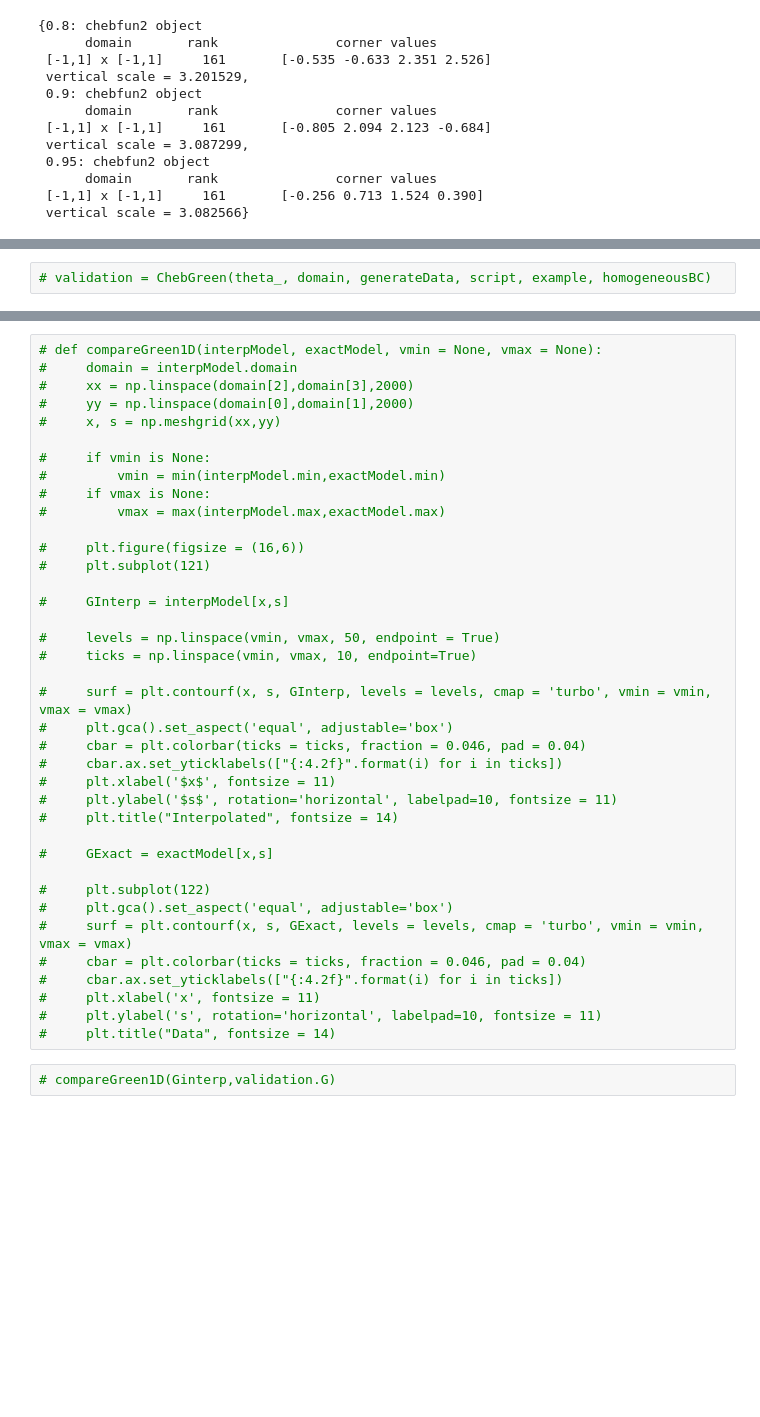
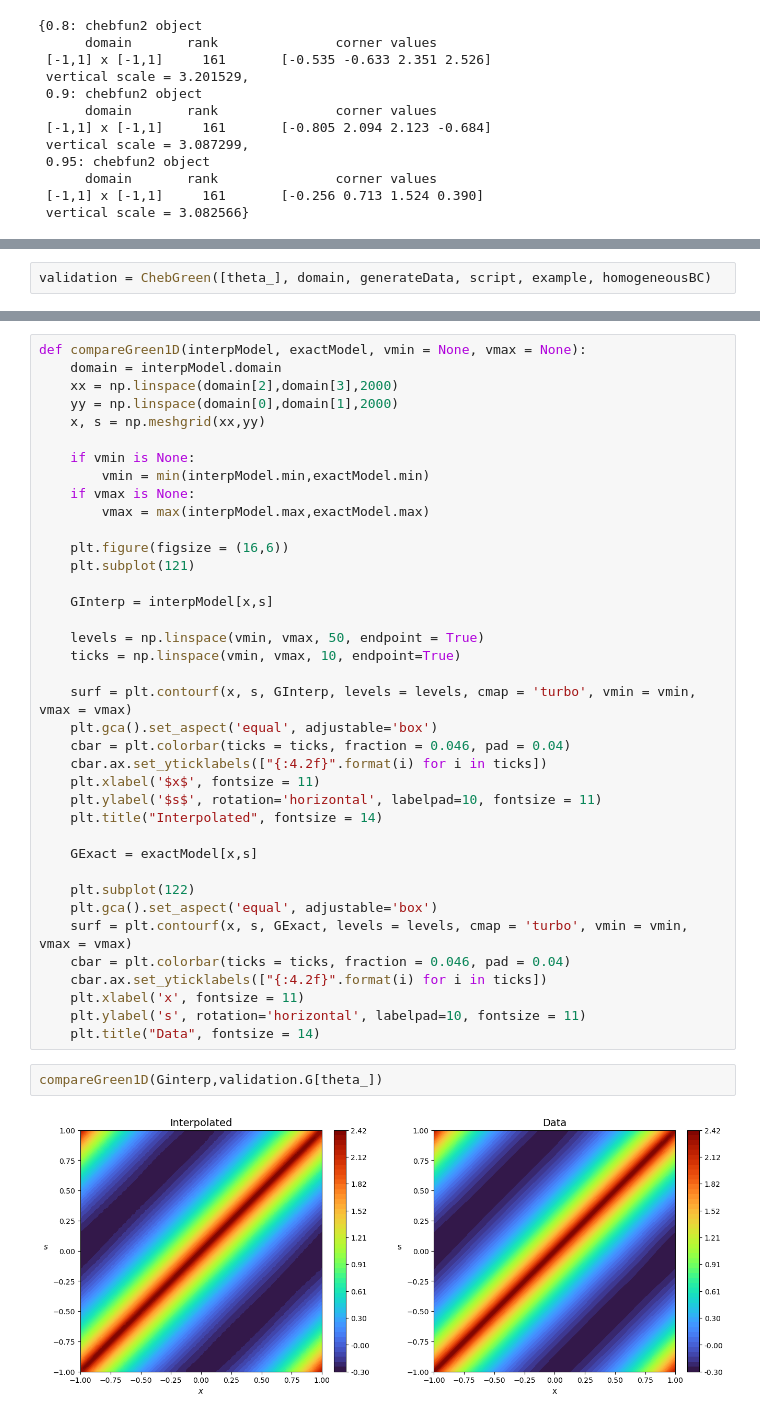
Before and after one commit to hsharsh/chebgreen, a Jupyter notebook: main/fractional.ipynb, the cells around one changed output, grey strips where cells are left out. Cells and saved outputs as stored; diff of their text form; blank space fills up the shorter version.

Commit message:
Fractional laplacian interpolation
Former-commit-id: 3b20465515ef6957051d54d7a42bc59a9dffbc0e

```diff
--- a/main/fractional.ipynb
+++ b/main/fractional.ipynb
@@ -103,2 +106,2 @@ plt.xlim([0,1])
 # %%
-# validation = ChebGreen(theta_, domain, generateData, script, example, homogeneousBC)
+validation = ChebGreen([theta_], domain, generateData, script, example, homogeneousBC)
@@ -105,41 +126,43 @@ plt.xlim([0,1])
 # %%
-# def compareGreen1D(interpModel, exactModel, vmin = None, vmax = None):
-#     domain = interpModel.domain
-#     xx = np.linspace(domain[2],domain[3],2000)
-#     yy = np.linspace(domain[0],domain[1],2000)
-#     x, s = np.meshgrid(xx,yy)
+def compareGreen1D(interpModel, exactModel, vmin = None, vmax = None):
+    domain = interpModel.domain
+    xx = np.linspace(domain[2],domain[3],2000)
+    yy = np.linspace(domain[0],domain[1],2000)
+    x, s = np.meshgrid(xx,yy)
 
-#     if vmin is None:
-#         vmin = min(interpModel.min,exactModel.min)
-#     if vmax is None:
-#         vmax = max(interpModel.max,exactModel.max)
+    if vmin is None:
+        vmin = min(interpModel.min,exactModel.min)
+    if vmax is None:
+        vmax = max(interpModel.max,exactModel.max)
 
-#     plt.figure(figsize = (16,6))
-#     plt.subplot(121)
+    plt.figure(figsize = (16,6))
+    plt.subplot(121)
 
-#     GInterp = interpModel[x,s]
+    GInterp = interpModel[x,s]
 
-#     levels = np.linspace(vmin, vmax, 50, endpoint = True)
-#     ticks = np.linspace(vmin, vmax, 10, endpoint=True)
+    levels = np.linspace(vmin, vmax, 50, endpoint = True)
+    ticks = np.linspace(vmin, vmax, 10, endpoint=True)
 
-#     surf = plt.contourf(x, s, GInterp, levels = levels, cmap = 'turbo', vmin = vmin, vmax = vmax)
-#     plt.gca().set_aspect('equal', adjustable='box')
-#     cbar = plt.colorbar(ticks = ticks, fraction = 0.046, pad = 0.04)
-#     cbar.ax.set_yticklabels(["{:4.2f}".format(i) for i in ticks])
-#     plt.xlabel('$x$', fontsize = 11)
-#     plt.ylabel('$s$', rotation='horizontal', labelpad=10, fontsize = 11)
-#     plt.title("Interpolated", fontsize = 14)
+    surf = plt.contourf(x, s, GInterp, levels = levels, cmap = 'turbo', vmin = vmin, vmax = vmax)
+    plt.gca().set_aspect('equal', adjustable='box')
+    cbar = plt.colorbar(ticks = ticks, fraction = 0.046, pad = 0.04)
+    cbar.ax.set_yticklabels(["{:4.2f}".format(i) for i in ticks])
+    plt.xlabel('$x$', fontsize = 11)
+    plt.ylabel('$s$', rotation='horizontal', labelpad=10, fontsize = 11)
+    plt.title("Interpolated", fontsize = 14)
 
-#     GExact = exactModel[x,s]
+    GExact = exactModel[x,s]
 
-#     plt.subplot(122)
-#     plt.gca().set_aspect('equal', adjustable='box')
-#     surf = plt.contourf(x, s, GExact, levels = levels, cmap = 'turbo', vmin = vmin, vmax = vmax)
-#     cbar = plt.colorbar(ticks = ticks, fraction = 0.046, pad = 0.04)
-#     cbar.ax.set_yticklabels(["{:4.2f}".format(i) for i in ticks])
-#     plt.xlabel('x', fontsize = 11)
-#     plt.ylabel('s', rotation='horizontal', labelpad=10, fontsize = 11)
-#     plt.title("Data", fontsize = 14)
+    plt.subplot(122)
+    plt.gca().set_aspect('equal', adjustable='box')
+    surf = plt.contourf(x, s, GExact, levels = levels, cmap = 'turbo', vmin = vmin, vmax = vmax)
+    cbar = plt.colorbar(ticks = ticks, fraction = 0.046, pad = 0.04)
+    cbar.ax.set_yticklabels(["{:4.2f}".format(i) for i in ticks])
+    plt.xlabel('x', fontsize = 11)
+    plt.ylabel('s', rotation='horizontal', labelpad=10, fontsize = 11)
+    plt.title("Data", fontsize = 14)
 # %%
-# compareGreen1D(Ginterp,validation.G)
+compareGreen1D(Ginterp,validation.G[theta_])
+# %% [output]
+[figure, added]
 # %%
```
Also changed, not shown: parts of 11 cells of this notebook, 12 other files.
